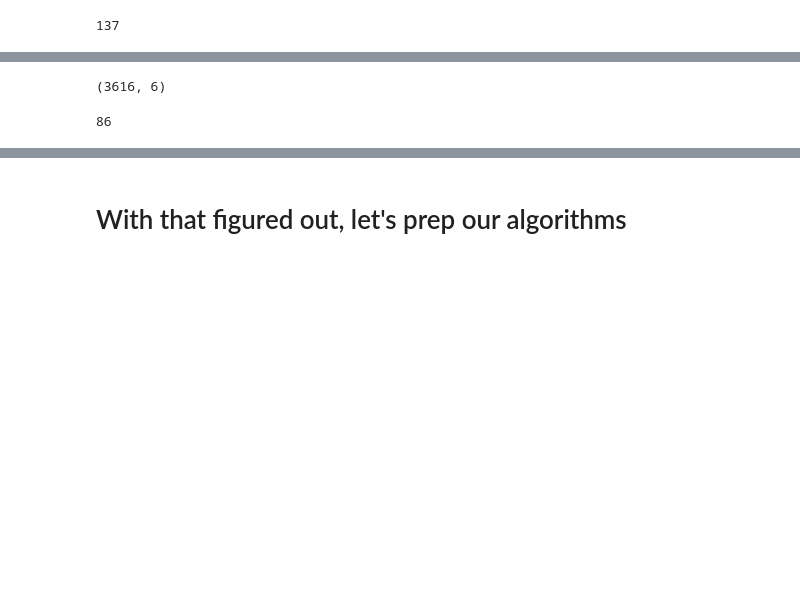
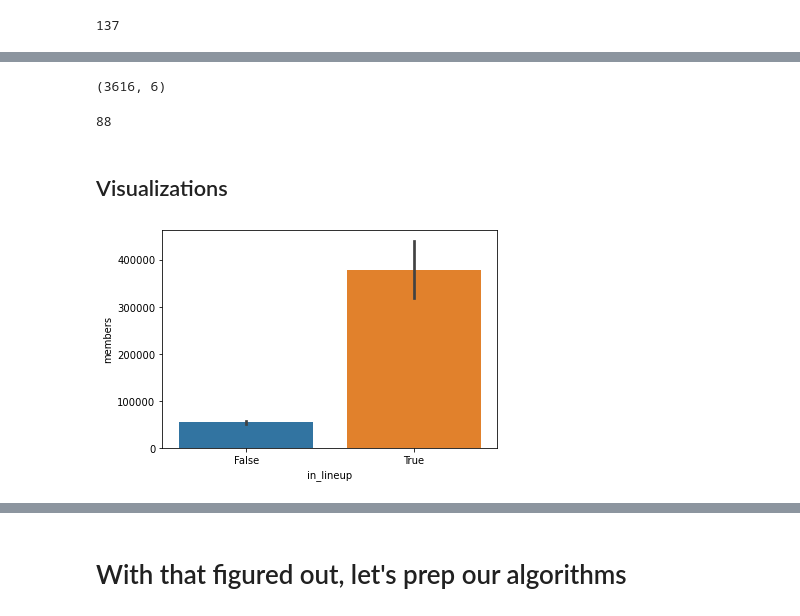
Before and after one commit to suzanneclk/MyAnimeLineup, a Jupyter notebook: Project 2 MyAnimeLineup.ipynb, the cells around one changed output, grey strips where cells are left out. Saved outputs shown, nothing was run; the diff lists cells and outputs as text; code cells hidden in the pictures; blank space fills up the shorter version.

```diff
--- a/Project 2 MyAnimeLineup.ipynb
+++ b/Project 2 MyAnimeLineup.ipynb
@@ -121,11 +121,18 @@ df[df['in_lineup'] == True]
-# %%
-X = df.drop(["in_lineup", "title"], axis = 1)
-y = df["in_lineup"]
-print(X.shape)
-y.sum()
-# %% [output]
-(3616, 6)
-86
+# %%
+X = df.drop(["in_lineup", "title"], axis = 1)
+y = df["in_lineup"]
+print(X.shape)
+y.sum()
+# %% [output]
+(3616, 6)
+88
 # %%
 frieren = SMOTE()  #this is just a reference to a show that I knew was not in the data
 X, y = frieren.fit_resample(X,y)
+# %% [markdown]
+## Visualizations
+# %%
+sns.barplot(data = df, x = 'in_lineup', y = 'members')
+plt.savefig("Members.png")
+# %% [output]
+[figure, added]
```
Also changed, not shown: parts of 22 cells of this notebook, 22 other files.
